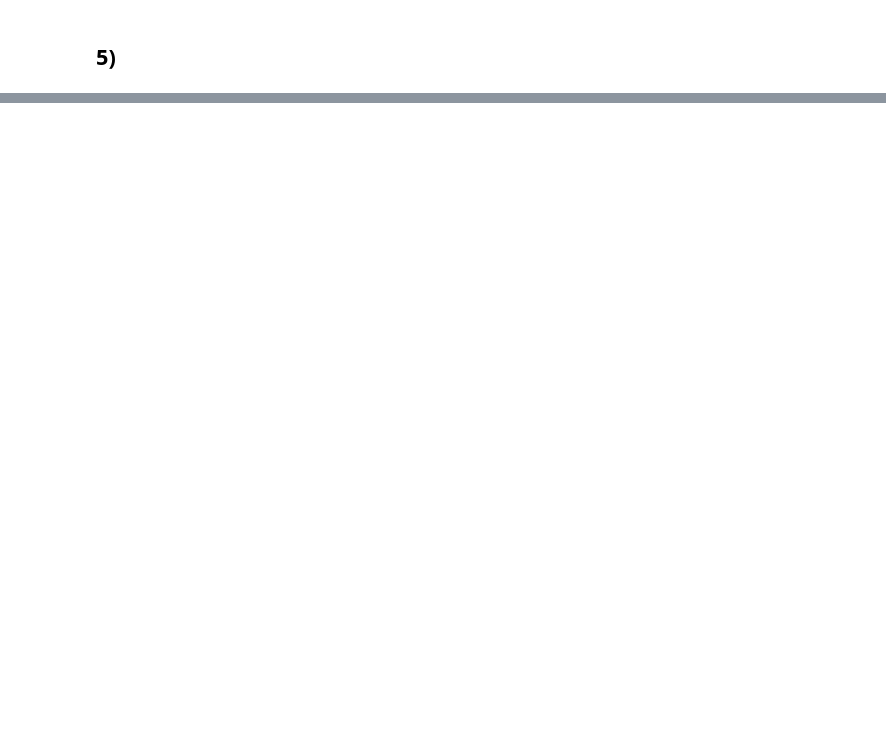
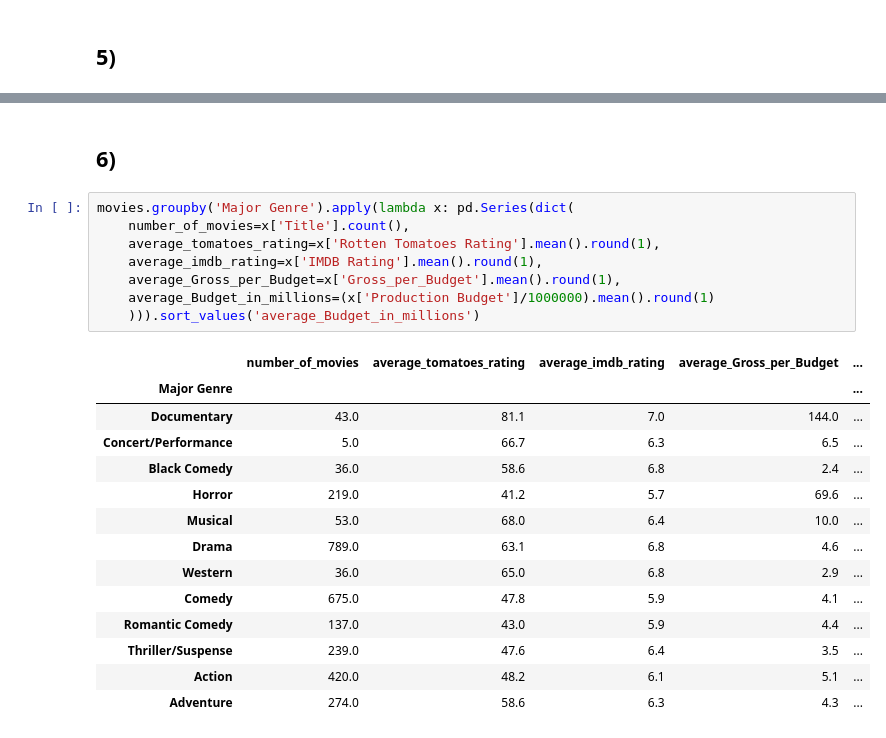
Before and after one commit to jakobschonberg/lexicon, a Jupyter notebook: Data_Analysis_Visualization/Project_Movies/movies.ipynb, the cells around one changed output, grey strips where cells are left out. Drawn from its saved outputs; the diff is of its cells as text; blank space fills up the shorter version.

```diff
--- a/Data_Analysis_Visualization/Project_Movies/movies.ipynb
+++ b/Data_Analysis_Visualization/Project_Movies/movies.ipynb
@@ -420,0 +448,25 @@ movies.head()
+# %% [markdown]
+## 6)
+# %%
+movies.groupby('Major Genre').apply(lambda x: pd.Series(dict(
+    number_of_movies=x['Title'].count(),
+    average_tomatoes_rating=x['Rotten Tomatoes Rating'].mean().round(1),
+    average_imdb_rating=x['IMDB Rating'].mean().round(1),
+    average_Gross_per_Budget=x['Gross_per_Budget'].mean().round(1),
+    average_Budget_in_millions=(x['Production Budget']/1000000).mean().round(1)
+    ))).sort_values('average_Budget_in_millions')
+# %% [output]
+|  | number_of_movies | average_tomatoes_rating | average_imdb_rating | average_Gross_per_Budget | ... |
+| Major Genre |  |  |  |  | ... |
+| Documentary | 43.0 | 81.1 | 7.0 | 144.0 | ... |
+| Concert/Performance | 5.0 | 66.7 | 6.3 | 6.5 | ... |
+| Black Comedy | 36.0 | 58.6 | 6.8 | 2.4 | ... |
+| Horror | 219.0 | 41.2 | 5.7 | 69.6 | ... |
+| Musical | 53.0 | 68.0 | 6.4 | 10.0 | ... |
+| Drama | 789.0 | 63.1 | 6.8 | 4.6 | ... |
+| Western | 36.0 | 65.0 | 6.8 | 2.9 | ... |
+| Comedy | 675.0 | 47.8 | 5.9 | 4.1 | ... |
+| Romantic Comedy | 137.0 | 43.0 | 5.9 | 4.4 | ... |
+| Thriller/Suspense | 239.0 | 47.6 | 6.4 | 3.5 | ... |
+| Action | 420.0 | 48.2 | 6.1 | 5.1 | ... |
+| Adventure | 274.0 | 58.6 | 6.3 | 4.3 | ... |
```
Also changed, not shown: parts of 18 cells of this notebook.
